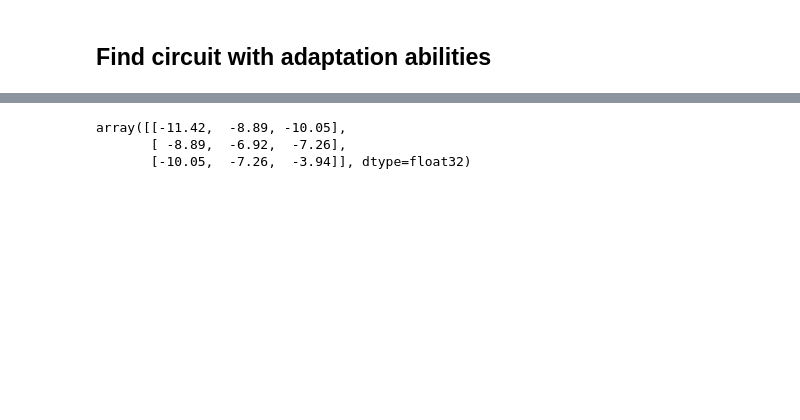
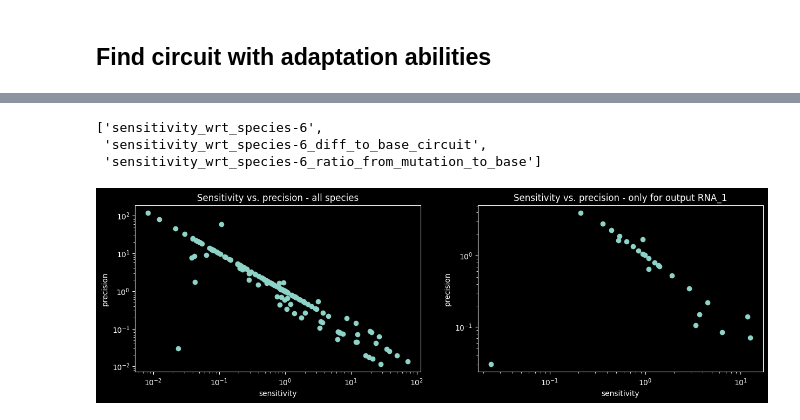
Before and after one commit to olive004/synbio_morpher, a Jupyter notebook: explanations/binding_energy.ipynb, the cells around one changed output, grey strips where cells are left out. Saved outputs shown, nothing was run; the diff lists cells and outputs as text; code cells hidden in the pictures; blank space fills up the shorter version.

Commit message:
subsampling graphing

```diff
--- a/explanations/binding_energy.ipynb
+++ b/explanations/binding_energy.ipynb
@@ -282,3 +289,5 @@ for i in range(len(circuits)):
+# %%
+circuits = transform_rates(circuits)
 # %%
 config['signal']['function_kwargs']['target'] = 0.5
 config['simulation']['t1'] = 1500
@@ -351,7 +363,7 @@ stats_pathname = '../data/ensemble_generate_circuits/2023_02_23_174630/gather_in
 circuit_specs = pull_circuits_from_stats(filters={
     "min_num_interacting": 3,
     "max_self_interacting": None,
-    "max_total": 5
+    "max_total": 30
 }, stats_pathname=stats_pathname)
 
 strong_circuits = [construct_circuit_from_cfg(
@@ -358,0 +490,9 @@ strong_circuits = [construct_circuit_from_cfg(
+# %%
+config['signal']['function_kwargs']['target'] = 0.5
+config['simulation']['t1'] = 7500
+config['simulation']['dt'] = 0.01
+
+strong_circuits = init_circuits(strong_circuits)
+# strong_circuits = transform_rates(strong_circuits)
+strong_circuits = sim_write(strong_circuits)
+# vis_sim(strong_circuits)
@@ -359,3 +537,40 @@ strong_circuits = [construct_circuit_from_cfg(
+# %%
+from src.utils.results.analytics.naming import get_true_names_analytics, get_true_interaction_cols
+
+output_species = 'RNA_1'
+output_idx = [s.name for s in circuits[0].model.species].index(output_species)
+
+analytics_cols = get_true_names_analytics(strong_circuits[0].result_collector.get_result('signal').analytics)
+[c for c in analytics_cols if 'sensitivity' in c]
+# %% [output]
+['sensitivity_wrt_species-6',
+ 'sensitivity_wrt_species-6_diff_to_base_circuit',
+ 'sensitivity_wrt_species-6_ratio_from_mutation_to_base']
+# %%
+sig_analytics = [strong_circuits[i].result_collector.get_result('signal').analytics for i in range(len(strong_circuits))]
+
+plt.figure(figsize=(15, 4))
+ax = plt.subplot(1,2,1)
+plt.scatter(x=[s['sensitivity_wrt_species-6'] for s in sig_analytics],
+            y=[s['precision_wrt_species-6'] for s in sig_analytics])
+plt.xlabel('sensitivity')
+plt.ylabel('precision')
+plt.title('Sensitivity vs. precision - all species')
+plt.xscale('log')
+plt.yscale('log')
+
+ax = plt.subplot(1,2,2)
+plt.scatter(x=[s['sensitivity_wrt_species-6'][output_idx] for s in sig_analytics],
+            y=[s['precision_wrt_species-6'][output_idx] for s in sig_analytics])
+plt.xlabel('sensitivity')
+plt.ylabel('precision')
+plt.title(f'Sensitivity vs. precision - only for output {output_species}')
+plt.xscale('log')
+plt.yscale('log')
+plt.show()
+plt.close()
+# %% [output]
+[figure, added]
 # %%
 strong_interactions = - np.arange(6, 70, 10)
 # %%
@@ -363,7 +580 @@ v = np.meshgrid(*[strong_interactions] * 2)
-# %%
-circuits[-1].interactions.energies
-# %% [output]
-array([[-11.42,  -8.89, -10.05],
-       [ -8.89,  -6.92,  -7.26],
-       [-10.05,  -7.26,  -3.94]], dtype=float32)
 # %%
```
Also changed, not shown: parts of 19 cells of this notebook, 2 other files.
